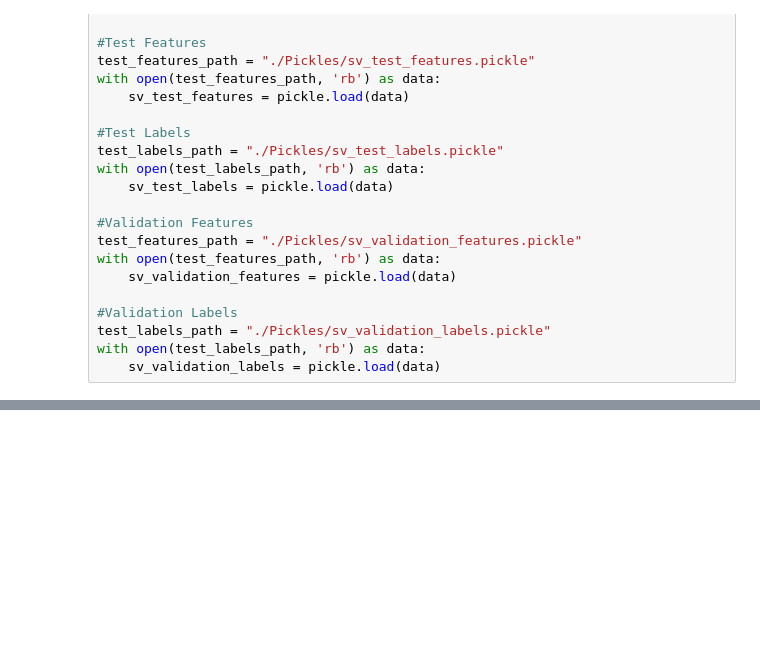
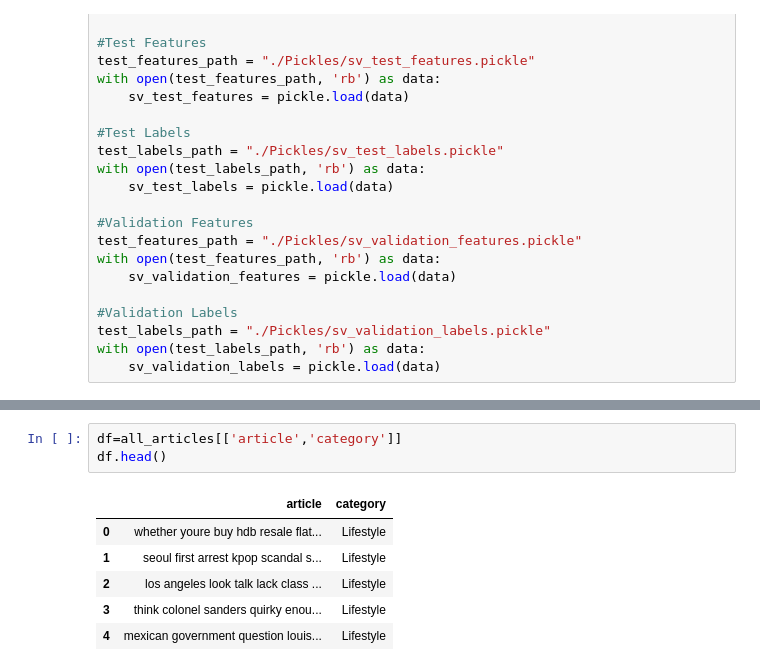
Before and after one commit to musicrokr/TSL-PRML, a Jupyter notebook: CA1/09C Deep Learning - LSTM.ipynb, the cells around one changed output, grey strips where cells are left out. Saved outputs shown, nothing was run; the diff lists cells and outputs as text; blank space fills up the shorter version.

```diff
--- a/CA1/09C Deep Learning - LSTM.ipynb
+++ b/CA1/09C Deep Learning - LSTM.ipynb
@@ -83,0 +111,10 @@ with open(test_labels_path, 'rb') as data:
+# %%
+df=all_articles[['article','category']]
+df.head()
+# %% [output]
+|  | article | category |
+| 0 | whether youre buy hdb resale flat... | Lifestyle |
+| 1 | seoul first arrest kpop scandal s... | Lifestyle |
+| 2 | los angeles look talk lack class ... | Lifestyle |
+| 3 | think colonel sanders quirky enou... | Lifestyle |
+| 4 | mexican government question louis... | Lifestyle |
```
Also changed, not shown: parts of 29 cells of this notebook, 35 other files.
